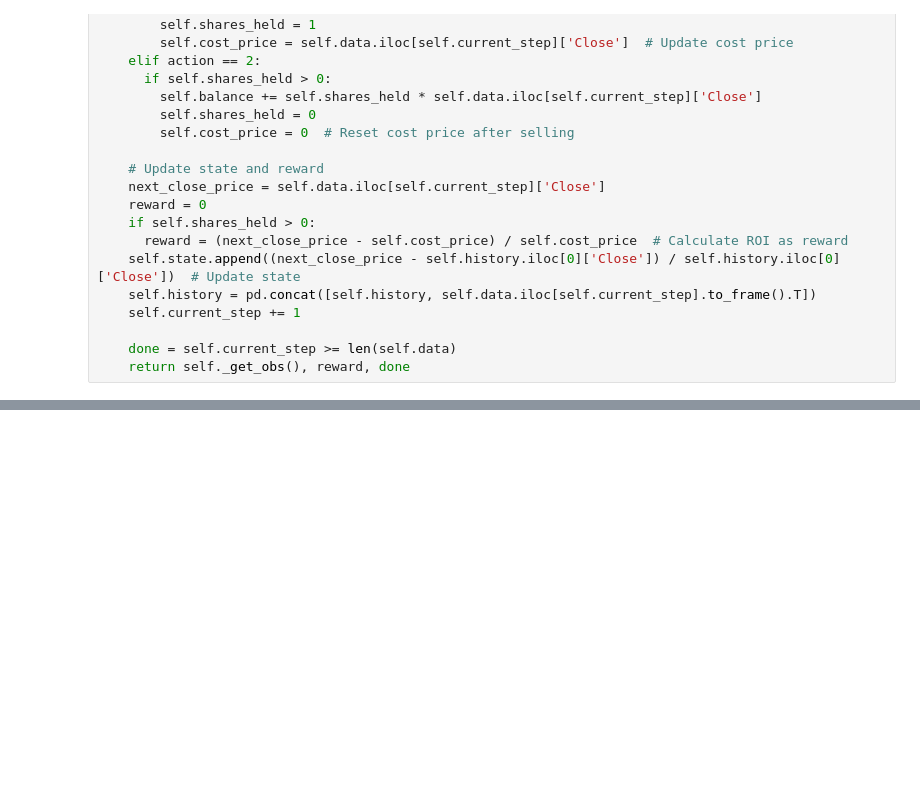
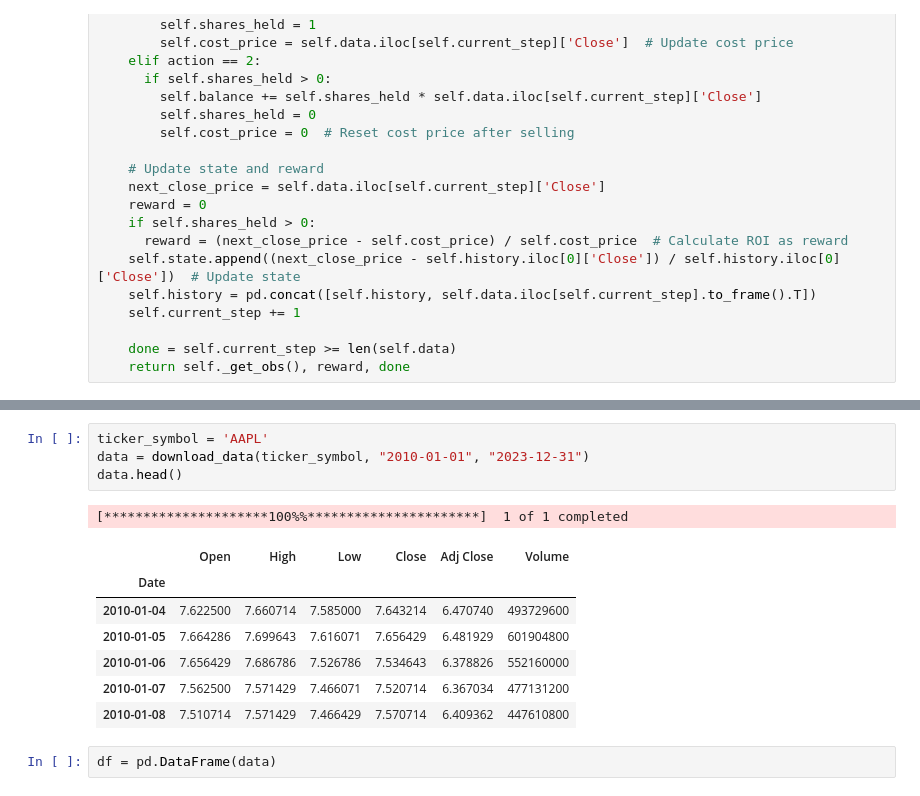
Before and after one commit to dhruvRj18/RL-stock-data, a Jupyter notebook: RL_Stock_Trading.ipynb, the cells around one changed output, grey strips where cells are left out. Saved outputs shown, nothing was run; the diff lists cells and outputs as text; blank space fills up the shorter version.

```diff
--- a/RL_Stock_Trading.ipynb
+++ b/RL_Stock_Trading.ipynb
@@ -83,0 +108,15 @@ class QLearningAgent:
+# %%
+ticker_symbol = 'AAPL'
+data = download_data(ticker_symbol, "2010-01-01", "2023-12-31")
+data.head()
+# %% [output]
+[*********************100%%**********************]  1 of 1 completed
+|  | Open | High | Low | Close | Adj Close | Volume |
+| Date |  |  |  |  |  |  |
+| 2010-01-04 | 7.622500 | 7.660714 | 7.585000 | 7.643214 | 6.470740 | 493729600 |
+| 2010-01-05 | 7.664286 | 7.699643 | 7.616071 | 7.656429 | 6.481929 | 601904800 |
+| 2010-01-06 | 7.656429 | 7.686786 | 7.526786 | 7.534643 | 6.378826 | 552160000 |
+| 2010-01-07 | 7.562500 | 7.571429 | 7.466071 | 7.520714 | 6.367034 | 477131200 |
+| 2010-01-08 | 7.510714 | 7.571429 | 7.466429 | 7.570714 | 6.409362 | 447610800 |
+# %%
+df = pd.DataFrame(data)
```
Also changed, not shown: parts of 9 cells of this notebook.
